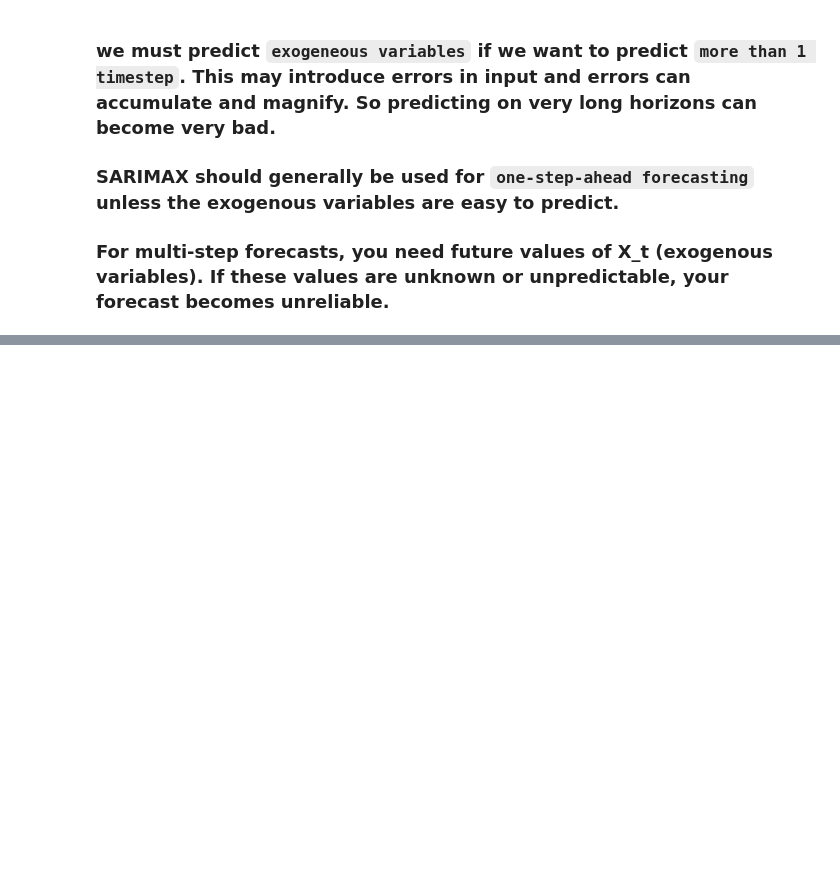
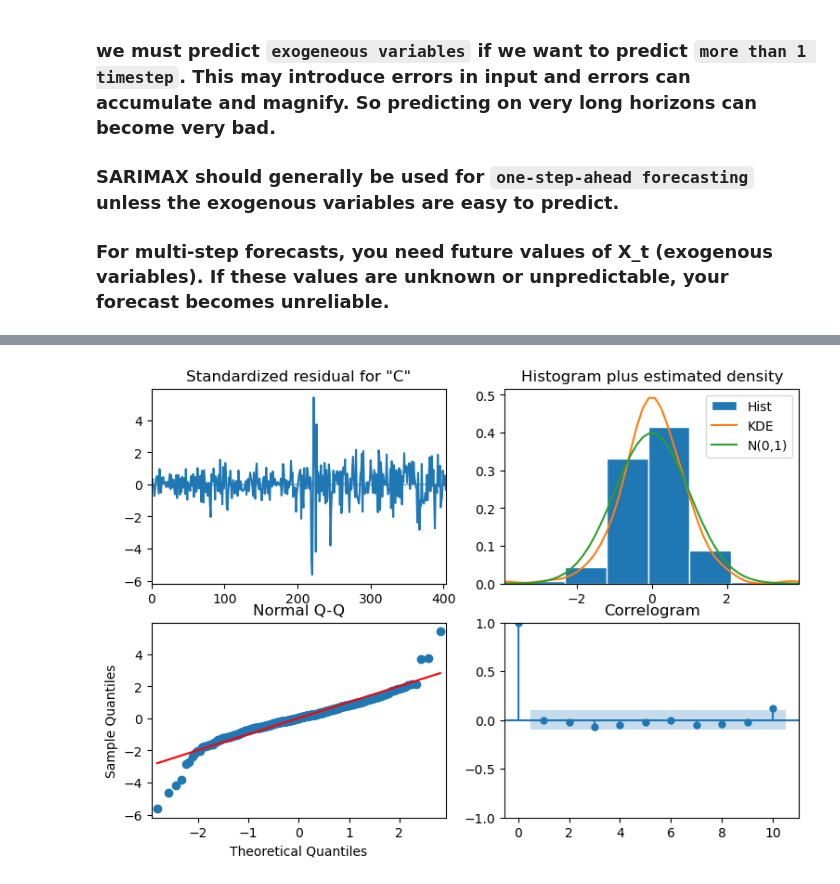
Before and after one commit to tharani001/TimeSeriesForecasting, a Jupyter notebook: ARIMA-forecasting/SARIMAX.ipynb, the cells around one changed output, grey strips where cells are left out. Saved outputs shown, nothing was run; the diff lists cells and outputs as text; code cells hidden in the pictures; blank space fills up the shorter version.

Commit message:
SARIMAX model added

```diff
--- a/ARIMA-forecasting/SARIMAX.ipynb
+++ b/ARIMA-forecasting/SARIMAX.ipynb
@@ -13,0 +80,3 @@
+# %%
+target = df['Cattle']
+exog = df['Barley']
@@ -13,0 +115,5 @@
+# %%
+target_train = target[:-48]
+target_test = target[-48:]
+
+exog_train = exog[:-48]
@@ -13,0 +165,5 @@
+# %%
+SARIMAX_model = SARIMAX(target_train, exog_train, order=(4,2,4), seasonal_order=(2,0,0,12), simple_differencing=False)
+SARIMAX_model_fit = SARIMAX_model.fit(disp=False)
+
+print(SARIMAX_model_fit.summary())
@@ -13,0 +188,4 @@
+# %%
+SARIMAX_model_fit.plot_diagnostics();
+# %% [output]
+[figure, added]
```
Also changed, not shown: parts of 21 cells of this notebook, 1 other file.
